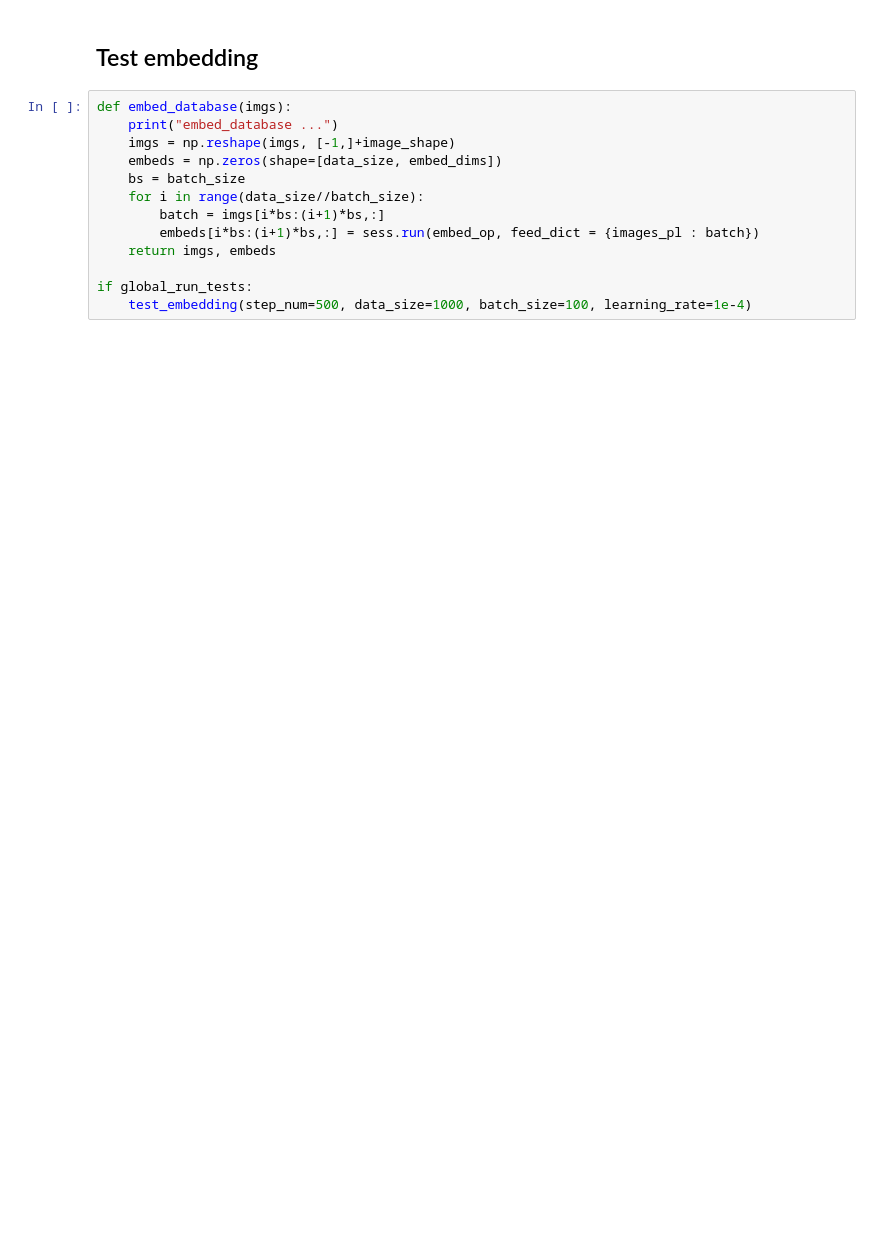
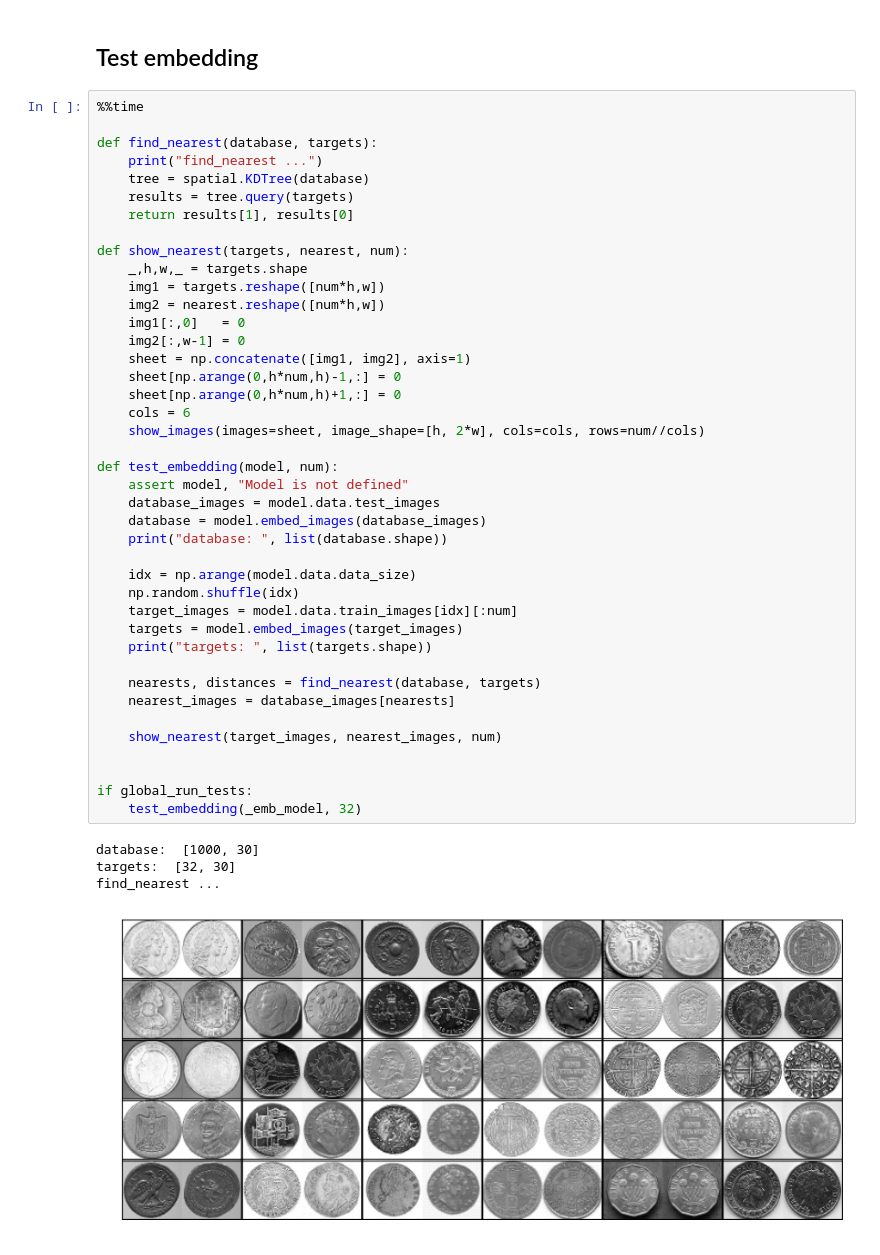
Before and after one commit to RomanKoshelev/deepcoins, a Jupyter notebook: src/embedding_model.ipynb, the cells around one changed output. Drawn from its saved outputs; the diff is of its cells as text; blank space fills up the shorter version.

Commit message:
restored searching in database

```diff
--- a/src/embedding_model.ipynb
+++ b/src/embedding_model.ipynb
@@ -147,15 +147,48 @@ if global_run_tests:
 # %% [markdown]
 ## Test embedding
-# %%
-def embed_database(imgs):
-    print("embed_database ...")
-    imgs = np.reshape(imgs, [-1,]+image_shape)
-    embeds = np.zeros(shape=[data_size, embed_dims])
-    bs = batch_size
-    for i in range(data_size//batch_size):
-        batch = imgs[i*bs:(i+1)*bs,:]
-        embeds[i*bs:(i+1)*bs,:] = sess.run(embed_op, feed_dict = {images_pl : batch})
-    return imgs, embeds
-
-if global_run_tests:
-    test_embedding(step_num=500, data_size=1000, batch_size=100, learning_rate=1e-4)
+# %%
+%%time
+
+def find_nearest(database, targets):
+    print("find_nearest ...")
+    tree = spatial.KDTree(database)
+    results = tree.query(targets)
+    return results[1], results[0]
+
+def show_nearest(targets, nearest, num):
+    _,h,w,_ = targets.shape
+    img1 = targets.reshape([num*h,w])
+    img2 = nearest.reshape([num*h,w])
+    img1[:,0]   = 0
+    img2[:,w-1] = 0
+    sheet = np.concatenate([img1, img2], axis=1)
+    sheet[np.arange(0,h*num,h)-1,:] = 0
+    sheet[np.arange(0,h*num,h)+1,:] = 0
+    cols = 6
+    show_images(images=sheet, image_shape=[h, 2*w], cols=cols, rows=num//cols)
+
+def test_embedding(model, num):
+    assert model, "Model is not defined"
+    database_images = model.data.test_images
+    database = model.embed_images(database_images)
+    print("database: ", list(database.shape))
+
+    idx = np.arange(model.data.data_size)
+    np.random.shuffle(idx)
+    target_images = model.data.train_images[idx][:num]
+    targets = model.embed_images(target_images)
+    print("targets: ", list(targets.shape))
+
+    nearests, distances = find_nearest(database, targets)
+    nearest_images = database_images[nearests]
+
+    show_nearest(target_images, nearest_images, num)
+
+
+if global_run_tests:
+    test_embedding(_emb_model, 32)
+# %% [output]
+database:  [1000, 30]
+targets:  [32, 30]
+find_nearest ...
+[figure, added]
```
Also changed, not shown: parts of 4 cells of this notebook, 1 other file.
